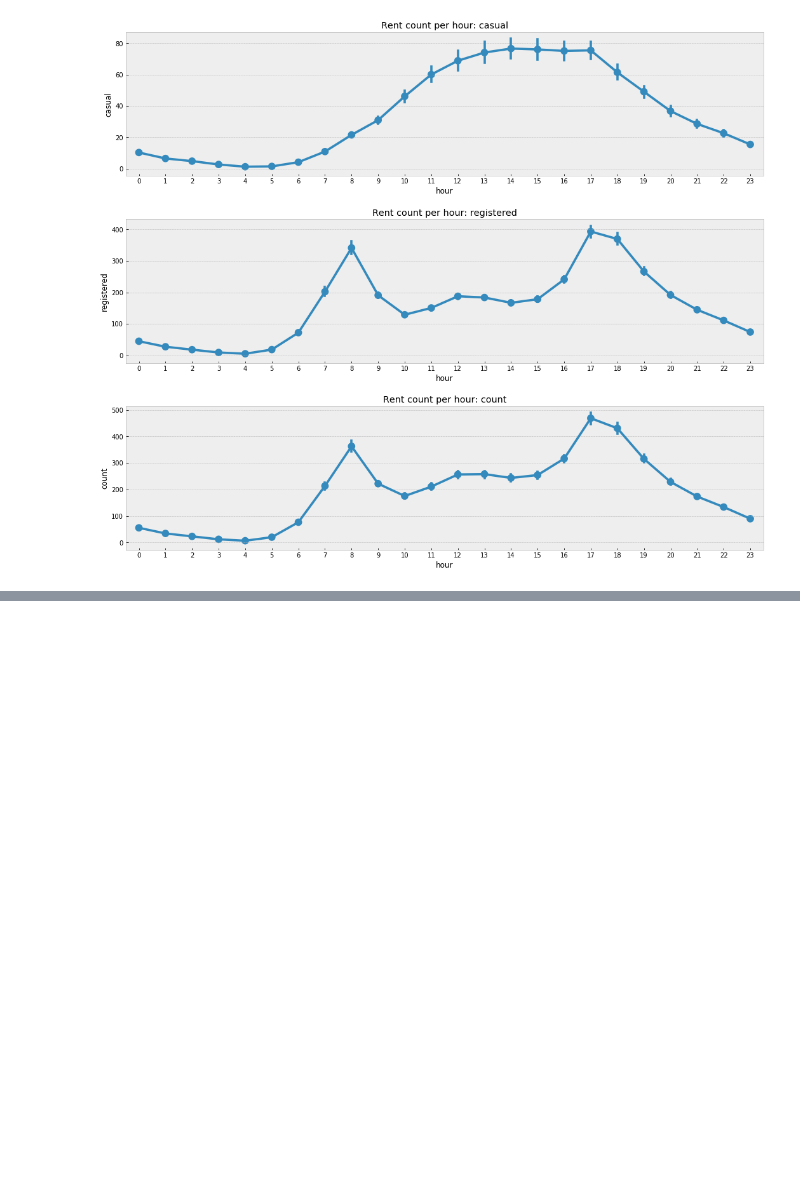
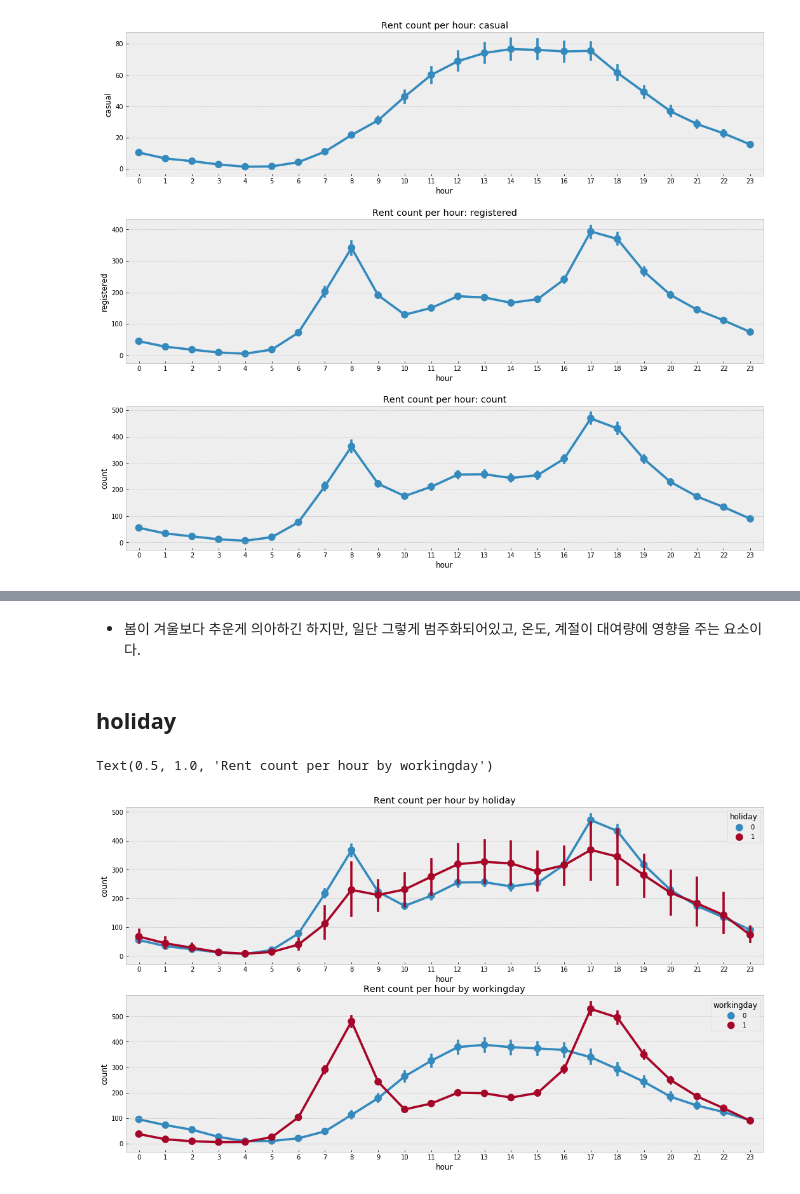
Before and after one commit to miniii222/-_-, a Jupyter notebook: kernel_study/Bike_Sharing_1.ipynb, the cells around one changed output, grey strips where cells are left out. Drawn from its saved outputs; the diff is of its cells as text; code cells hidden in the pictures; blank space fills up the shorter version.

```diff
--- a/kernel_study/Bike_Sharing_1.ipynb
+++ b/kernel_study/Bike_Sharing_1.ipynb
@@ -275,0 +319,14 @@ for i, col in enumerate(cols) :
+# %% [markdown]
+- 봄이 겨울보다 추운게 의아하긴 하지만, 일단 그렇게 범주화되어있고, 온도, 계절이 대여량에 영향을 주는 요소이다.
+# %% [markdown]
+## holiday
+# %%
+f,ax = plt.subplots(nrows = 2, ncols = 1, figsize = (18,10))
+
+sns.pointplot(data = train, x = 'hour', y = 'count', hue = 'holiday', ax = ax[0])
+ax[0].set_title('Rent count per hour by holiday')
+sns.pointplot(data = train, x = 'hour', y = 'count', hue = 'workingday', ax = ax[1])
+ax[1].set_title('Rent count per hour by workingday')
+# %% [output]
+Text(0.5, 1.0, 'Rent count per hour by workingday')
+[figure, added]
```
Also changed, not shown: parts of 48 cells of this notebook.
